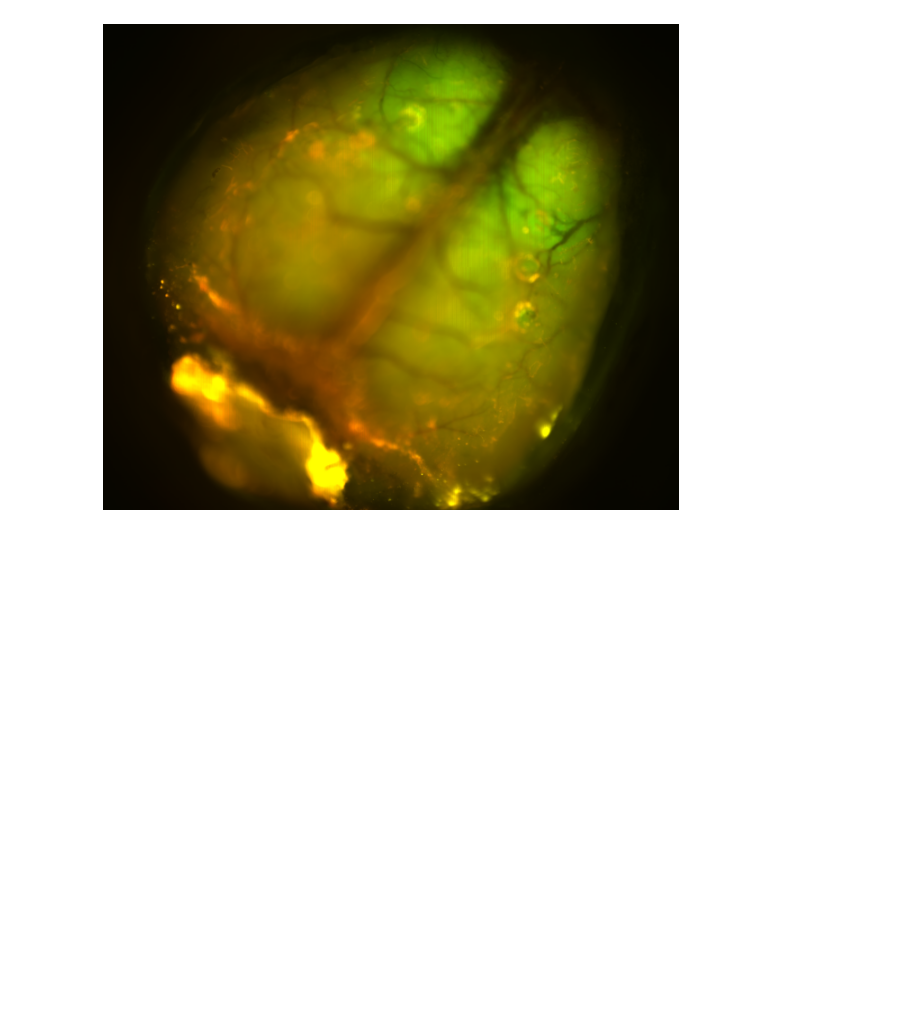
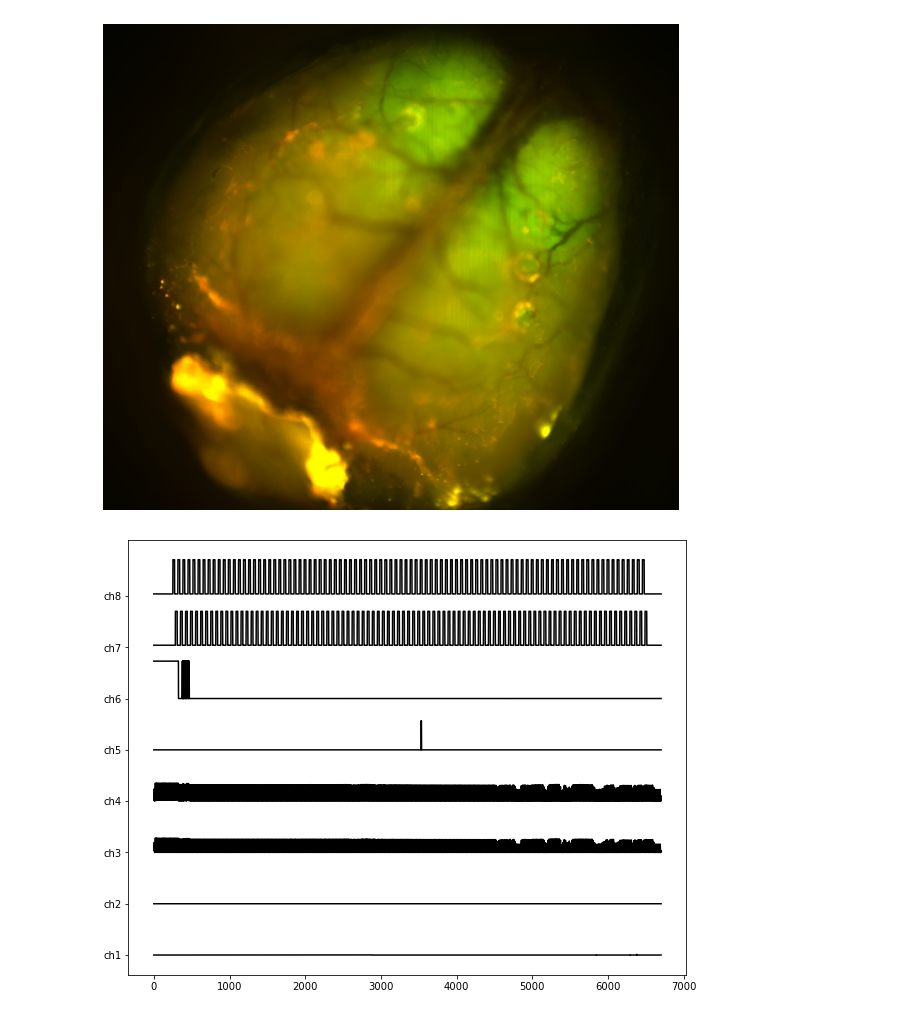
Before and after one commit to jcouto/wfield, a Jupyter notebook: notebooks/imager_load_data.ipynb, the cells around one changed output. Cells and saved outputs as stored; diff of their text form; code cells hidden in the pictures; blank space fills up the shorter version.

```diff
--- a/notebooks/imager_load_data.ipynb
+++ b/notebooks/imager_load_data.ipynb
@@ -37,3 +58,16 @@ frames_avg = np.load(pjoin(localdisk,'frames_average.npy'))
 imshow_noborder(two_chan_to_rgb(frames_avg[::-1]), figsize=[8,8]);
 # %% [output]
 [figure]
+# %%
+# Load and plot imager analog data
+remotepath = '\\\\grid-hs.cshl.edu\\churchland_nlsas_data\\data\\BpodImager\\Animals\\CSP23\\SpatialDisc\\12-Mar-2020'
+from wfieldtools import *
+
+dat,info = read_imager_analog(natsorted(glob(pjoin(remotepath,'Analog*.dat')))[400])
+
+%matplotlib inline
+plt.figure(figsize=[10,8])
+plt.plot(dat[1:,:].T+np.arange(len(dat)-1)*5000,'k')
+plt.yticks(np.arange(len(dat)-1)*5000,['ch{0}'.format(i+1) for i in np.arange(len(dat)-1)]);
+# %% [output]
+[figure, added]
```
Also changed, not shown: parts of 2 cells of this notebook, 6 other files.
